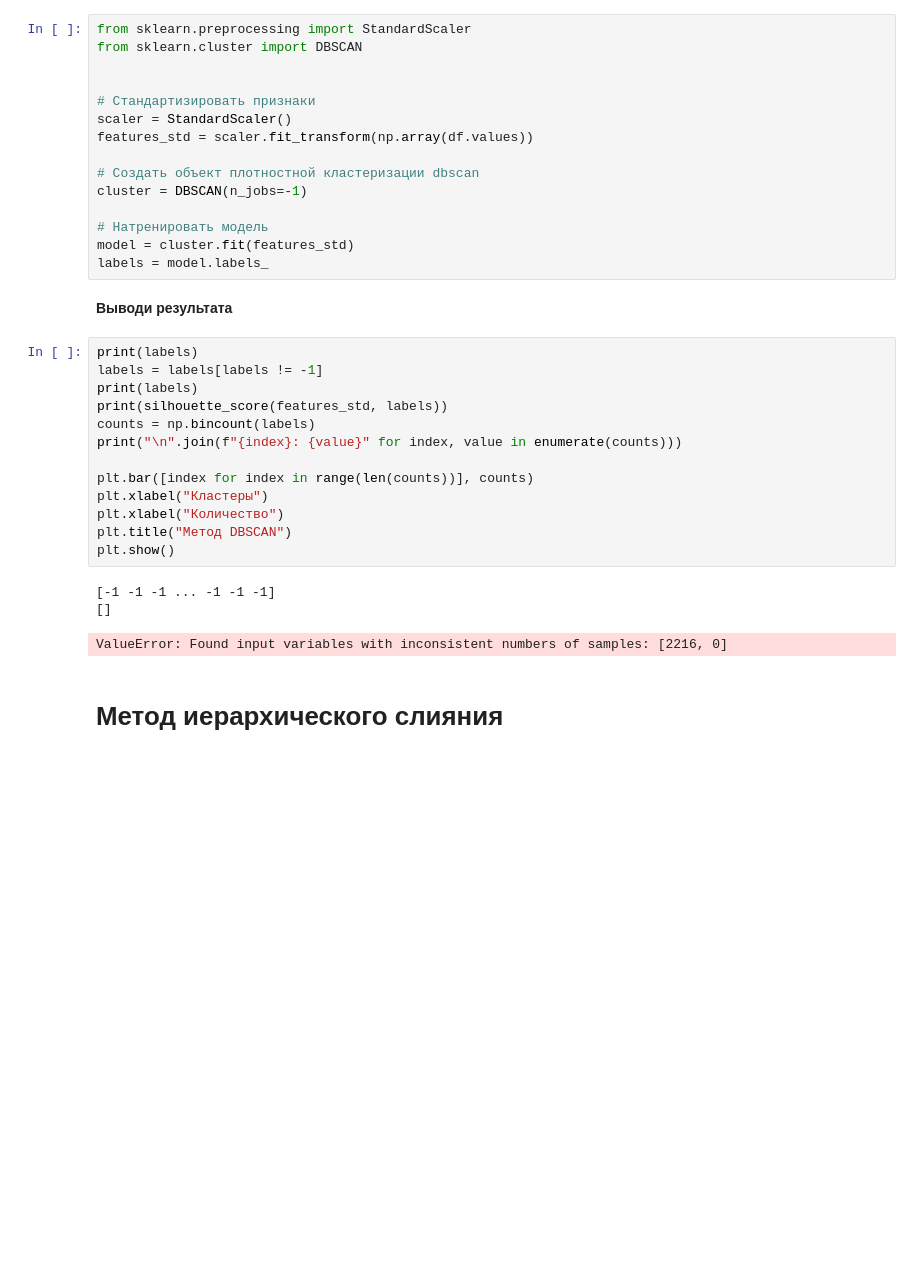
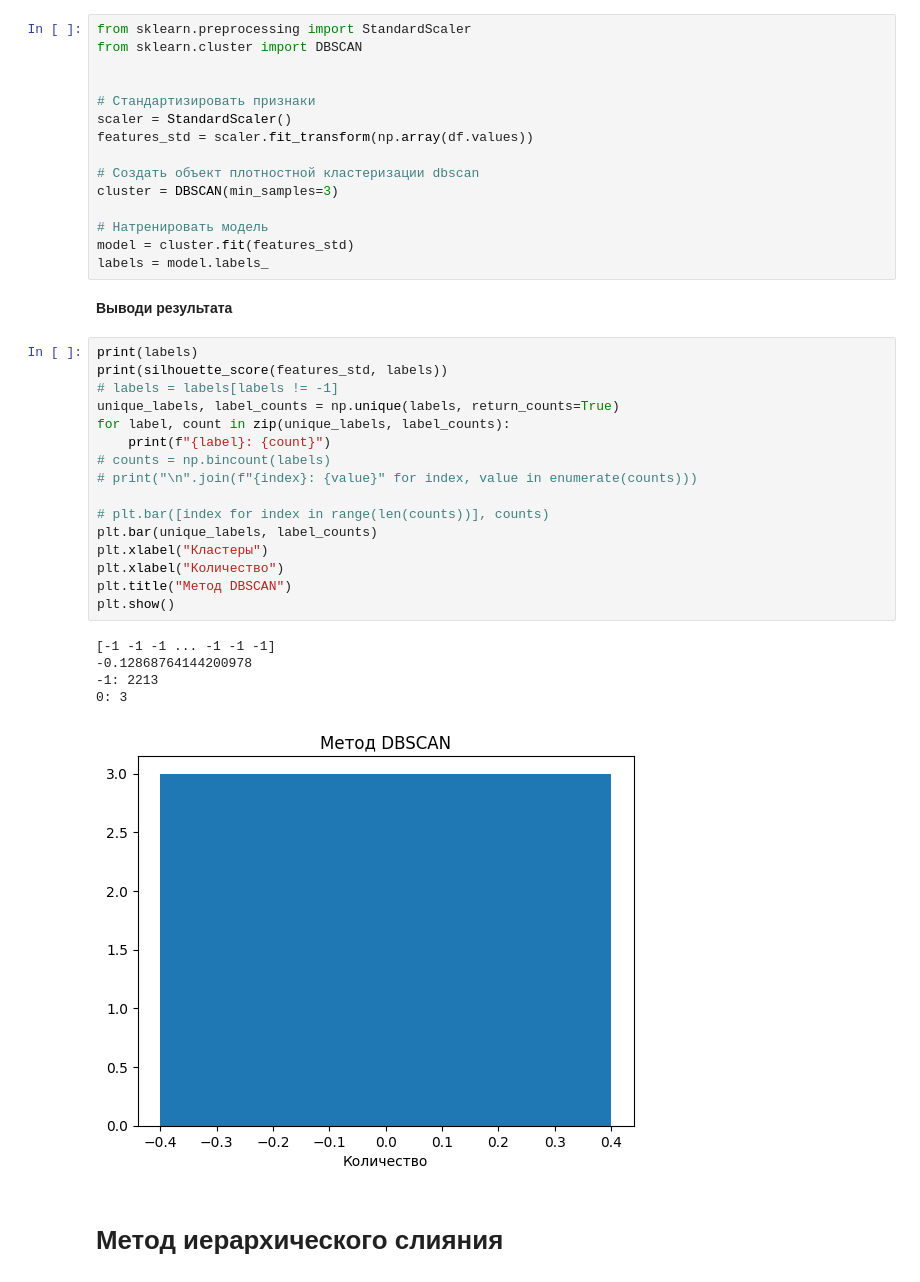
Before and after one commit to BobVoit/lab3, a Jupyter notebook: main.ipynb, the cells around one changed output. Saved outputs shown, nothing was run; the diff lists cells and outputs as text; blank space fills up the shorter version.

```diff
--- a/main.ipynb
+++ b/main.ipynb
@@ -131,7 +131,7 @@ scaler = StandardScaler()
 features_std = scaler.fit_transform(np.array(df.values))
 
 # Создать объект плотностной кластеризации dbscan
-cluster = DBSCAN(n_jobs=-1)
+cluster = DBSCAN(min_samples=3)
 
 # Натренировать модель
 model = cluster.fit(features_std)
@@ -140,21 +140,26 @@ labels = model.labels_
 **Выводи результата**
 # %%
 print(labels)
-labels = labels[labels != -1]
-print(labels)
 print(silhouette_score(features_std, labels))
-counts = np.bincount(labels)
-print("\n".join(f"{index}: {value}" for index, value in enumerate(counts)))
+# labels = labels[labels != -1]
+unique_labels, label_counts = np.unique(labels, return_counts=True)
+for label, count in zip(unique_labels, label_counts):
+    print(f"{label}: {count}")
+# counts = np.bincount(labels)
+# print("\n".join(f"{index}: {value}" for index, value in enumerate(counts)))
 
-plt.bar([index for index in range(len(counts))], counts)
+# plt.bar([index for index in range(len(counts))], counts)
+plt.bar(unique_labels, label_counts)
 plt.xlabel("Кластеры")
 plt.xlabel("Количество")
 plt.title("Метод DBSCAN")
 plt.show()
 # %% [output]
 [-1 -1 -1 ... -1 -1 -1]
-[]
+-0.12868764144200978
+-1: 2213
+0: 3
-ValueError: Found input variables with inconsistent numbers of samples: [2216, 0]
+[figure, added]
 # %% [markdown]
 # Метод иерархического слияния
 # %%
```
